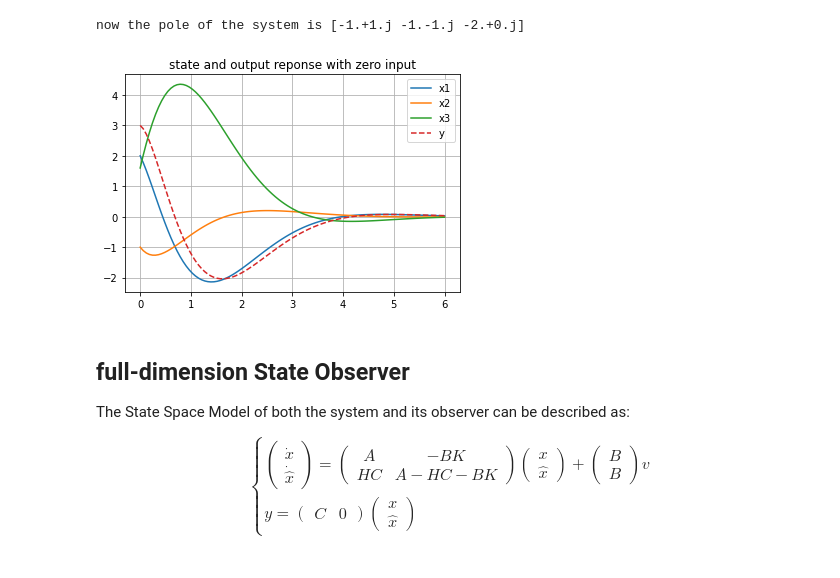
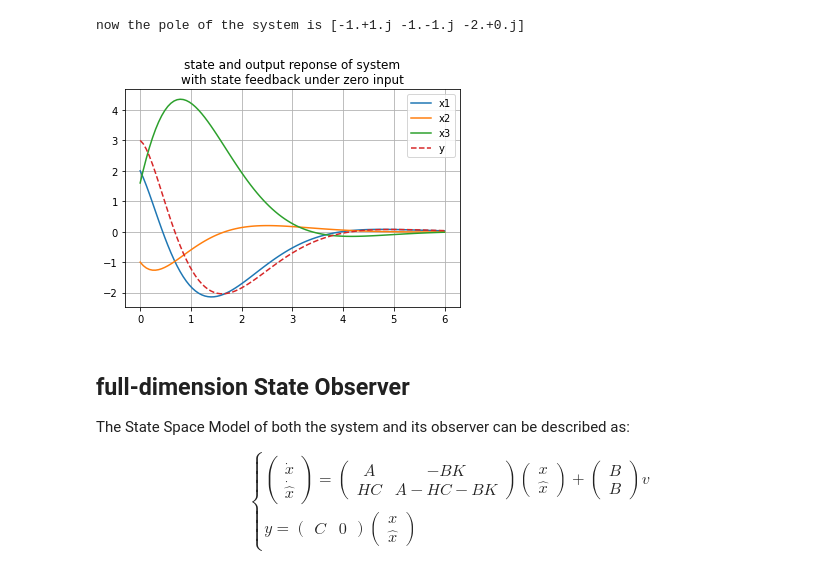
Before and after one commit to xsro/university-learning-code, a Jupyter notebook: 6ModernControlTheory/1StateFeedbackStateObserver/stateFeedbackAndStateObserver.ipynb, the cells around one changed output. Saved outputs shown, nothing was run; the diff lists cells and outputs as text; code cells hidden in the pictures.

```diff
--- a/6ModernControlTheory/1StateFeedbackStateObserver/stateFeedbackAndStateObserver.ipynb
+++ b/6ModernControlTheory/1StateFeedbackStateObserver/stateFeedbackAndStateObserver.ipynb
@@ -78,16 +79,16 @@ now the pole of the system is [-1.+1.j -1.-1.j -2.+0.j]
 # %%
 Tfinal=6
 y2,t2,x2=initial(G2,X0=x0,T=Tfinal,return_x=True)
 plt.plot(t2,x2[:,0],label='x1')
 plt.plot(t2,x2[:,1],label='x2')
 plt.plot(t2,x2[:,2],label='x3')
 plt.plot(t2,y2,'--',label='y')
 plt.legend()
-plt.title('state and output reponse with zero input')
+plt.title('state and output reponse of system\nwith state feedback under zero input')
 plt.grid()
 plt.show()
 # %% [output]
-[figure, old version]
+[figure, new version]
 # %% [markdown]
 ## full-dimension State Observer
 
```
Also changed, not shown: parts of 5 cells of this notebook, 5 other files.
